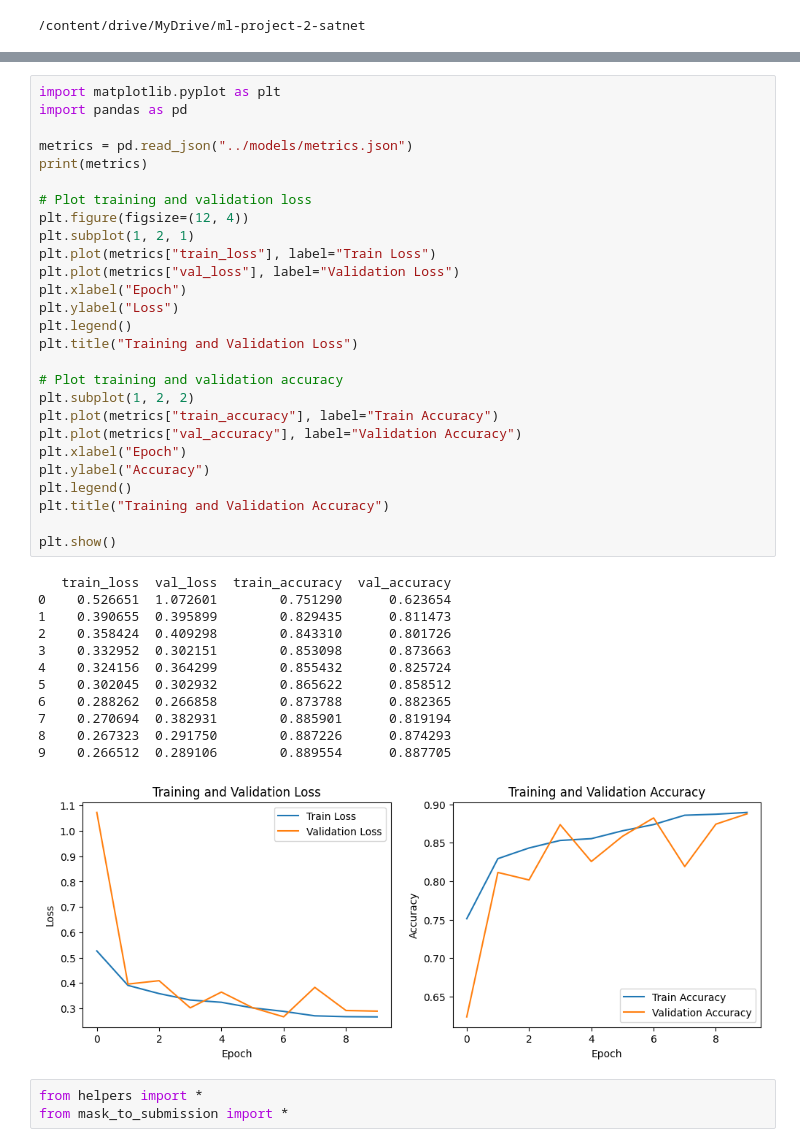
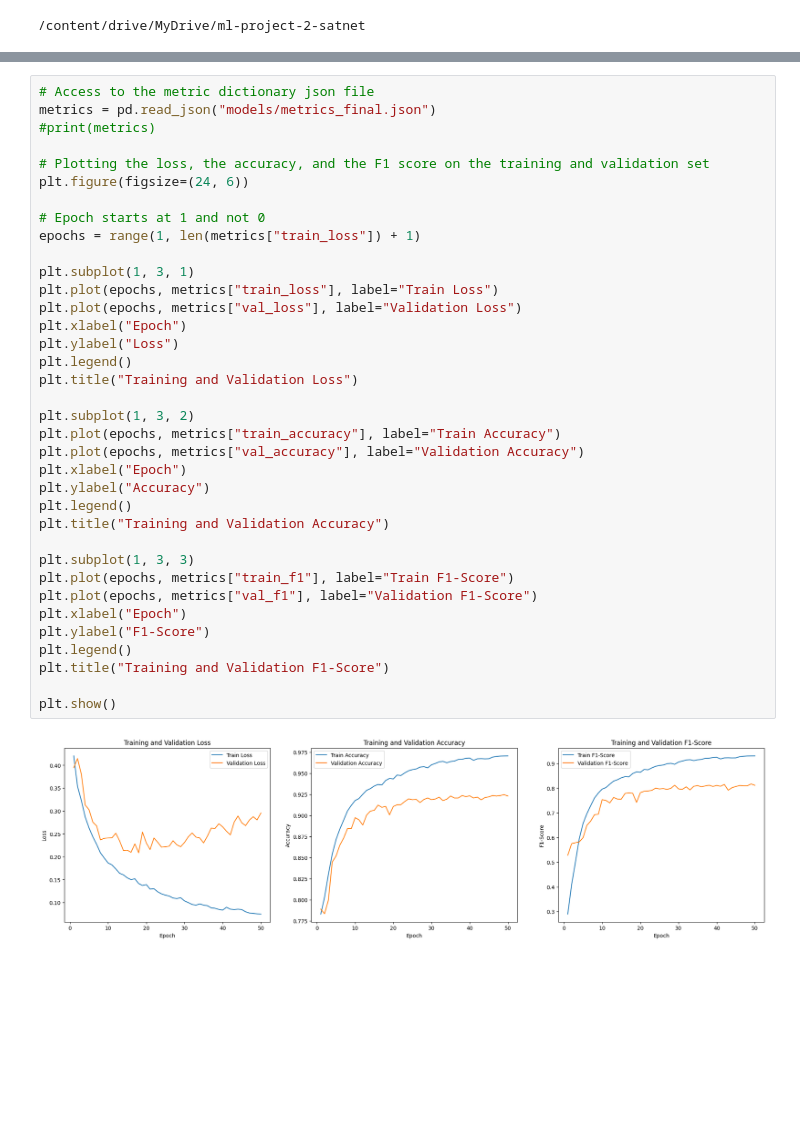
Before and after one commit to CS-433/ml-project-2-satnet, a Jupyter notebook: unet.ipynb, the cells around one changed output, grey strips where cells are left out. Cells and saved outputs as stored; diff of their text form; blank space fills up the shorter version.

Commit message:
unet training done

```diff
--- a/unet.ipynb
+++ b/unet.ipynb
@@ -73,45 +71,40 @@ Figure(640x480)
 Done
 # %%
-import matplotlib.pyplot as plt
-import pandas as pd
+# Access to the metric dictionary json file
+metrics = pd.read_json("models/metrics_final.json")
+#print(metrics)
 
-metrics = pd.read_json("../models/metrics.json")
-print(metrics)
+# Plotting the loss, the accuracy, and the F1 score on the training and validation set
+plt.figure(figsize=(24, 6))
 
-# Plot training and validation loss
-plt.figure(figsize=(12, 4))
-plt.subplot(1, 2, 1)
-plt.plot(metrics["train_loss"], label="Train Loss")
-plt.plot(metrics["val_loss"], label="Validation Loss")
+# Epoch starts at 1 and not 0
+epochs = range(1, len(metrics["train_loss"]) + 1)
+
+plt.subplot(1, 3, 1)
+plt.plot(epochs, metrics["train_loss"], label="Train Loss")
+plt.plot(epochs, metrics["val_loss"], label="Validation Loss")
 plt.xlabel("Epoch")
 plt.ylabel("Loss")
 plt.legend()
 plt.title("Training and Validation Loss")
 
-# Plot training and validation accuracy
-plt.subplot(1, 2, 2)
-plt.plot(metrics["train_accuracy"], label="Train Accuracy")
-plt.plot(metrics["val_accuracy"], label="Validation Accuracy")
+plt.subplot(1, 3, 2)
+plt.plot(epochs, metrics["train_accuracy"], label="Train Accuracy")
+plt.plot(epochs, metrics["val_accuracy"], label="Validation Accuracy")
 plt.xlabel("Epoch")
 plt.ylabel("Accuracy")
 plt.legend()
 plt.title("Training and Validation Accuracy")
 
+plt.subplot(1, 3, 3)
+plt.plot(epochs, metrics["train_f1"], label="Train F1-Score")
+plt.plot(epochs, metrics["val_f1"], label="Validation F1-Score")
+plt.xlabel("Epoch")
+plt.ylabel("F1-Score")
+plt.legend()
+plt.title("Training and Validation F1-Score")
+
 plt.show()
 # %% [output]
-   train_loss  val_loss  train_accuracy  val_accuracy
-0    0.526651  1.072601        0.751290      0.623654
-1    0.390655  0.395899        0.829435      0.811473
-2    0.358424  0.409298        0.843310      0.801726
-3    0.332952  0.302151        0.853098      0.873663
-4    0.324156  0.364299        0.855432      0.825724
-5    0.302045  0.302932        0.865622      0.858512
-6    0.288262  0.266858        0.873788      0.882365
-7    0.270694  0.382931        0.885901      0.819194
-8    0.267323  0.291750        0.887226      0.874293
-9    0.266512  0.289106        0.889554      0.887705
-[figure, old version]
+[figure, new version]
-# %%
-from helpers import *
-from mask_to_submission import *
 # %%
```
Also changed, not shown: parts of 11 cells of this notebook, 7 other files.
